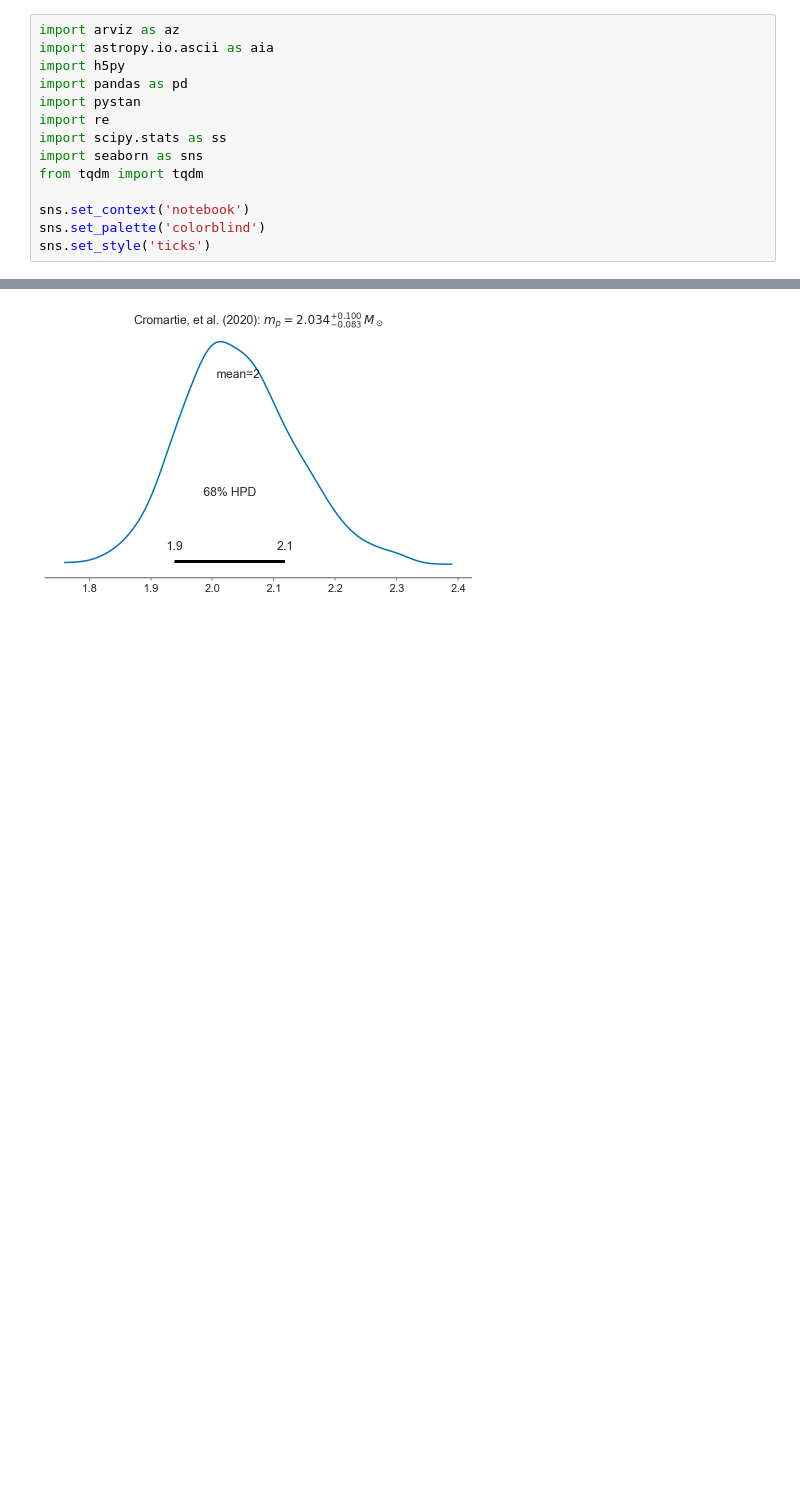
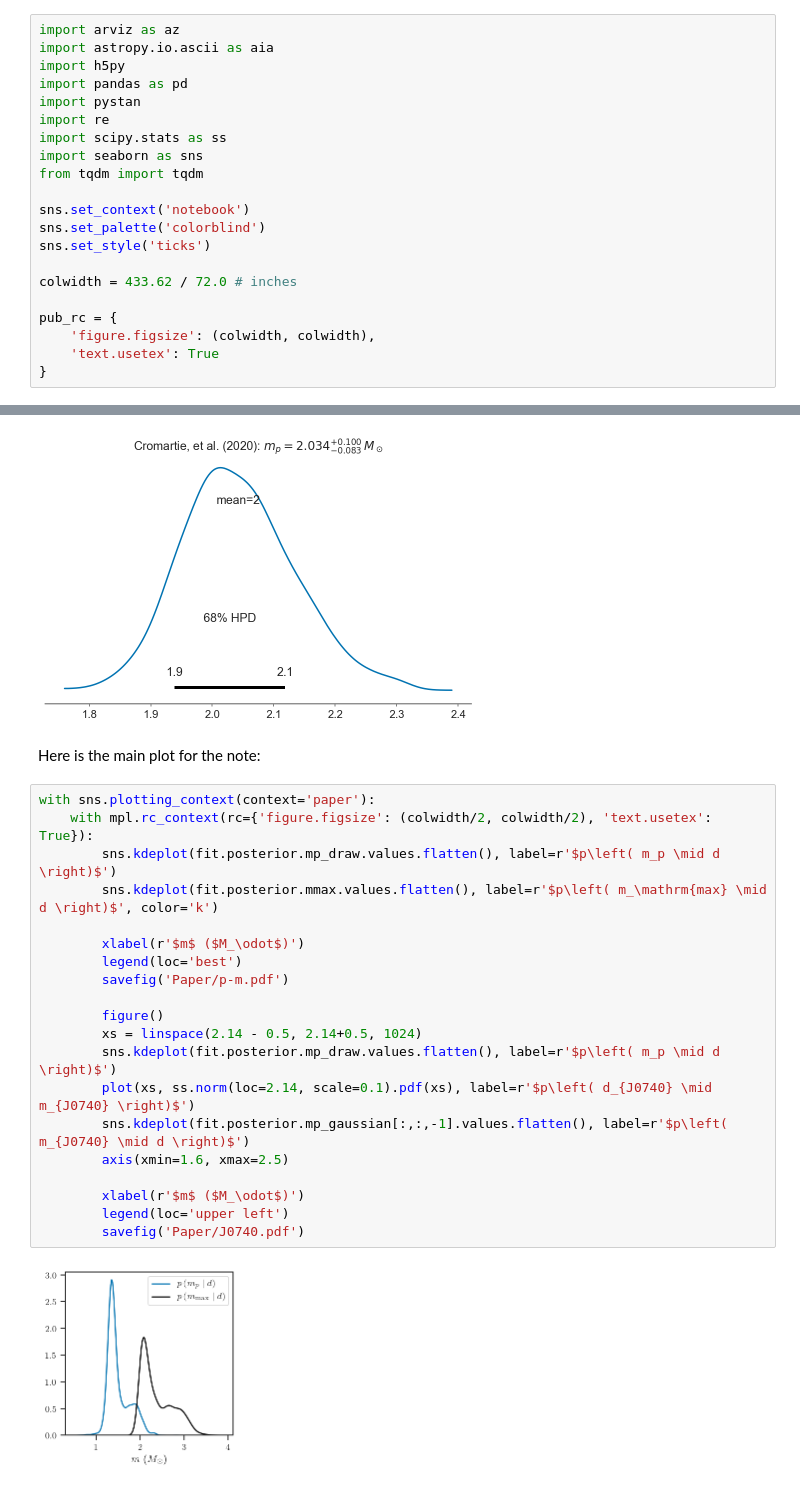
Before and after one commit to farr/AlsingNSMassReplication, a Jupyter notebook: AlsingReconstruction.ipynb, the cells around one changed output, grey strips where cells are left out. Drawn from its saved outputs; the diff is of its cells as text; blank space fills up the shorter version.

Commit message:
Adding pub plots to notebook.

```diff
--- a/AlsingReconstruction.ipynb
+++ b/AlsingReconstruction.ipynb
@@ -19,6 +19,13 @@ from tqdm import tqdm
 sns.set_context('notebook')
 sns.set_palette('colorblind')
 sns.set_style('ticks')
+
+colwidth = 433.62 / 72.0 # inches
+
+pub_rc = {
+    'figure.figsize': (colwidth, colwidth),
+    'text.usetex': True
+}
 # %% [markdown]
 We believe there is an error in Eq. (4); the expression here should be identical to Eq. (3) with the replacement $m_T \to m_p \left( 1 + q \right)$, in other words, the integrand in the final line of Eq. (4) should read
 $$
@@ -280,3 +297,27 @@ title(r'Cromartie, et al. (2020): $m_p = {:.3f}^{{+{:.3f}}}_{{-{:.3f}}} \, M_\od
 # %% [output]
 Text(0.5, 1.0, 'Cromartie, et al. (2020): $m_p = 2.034^{+0.100}_{-0.083} \\, M_\\odot$')
 [figure]
+# %% [markdown]
+Here is the main plot for the note:
+# %%
+with sns.plotting_context(context='paper'):
+    with mpl.rc_context(rc={'figure.figsize': (colwidth/2, colwidth/2), 'text.usetex': True}):
+        sns.kdeplot(fit.posterior.mp_draw.values.flatten(), label=r'$p\left( m_p \mid d \right)$')
+        sns.kdeplot(fit.posterior.mmax.values.flatten(), label=r'$p\left( m_\mathrm{max} \mid d \right)$', color='k')
+
+        xlabel(r'$m$ ($M_\odot$)')
+        legend(loc='best')
+        savefig('Paper/p-m.pdf')
+
+        figure()
+        xs = linspace(2.14 - 0.5, 2.14+0.5, 1024)
+        sns.kdeplot(fit.posterior.mp_draw.values.flatten(), label=r'$p\left( m_p \mid d \right)$')
+        plot(xs, ss.norm(loc=2.14, scale=0.1).pdf(xs), label=r'$p\left( d_{J0740} \mid m_{J0740} \right)$')
+        sns.kdeplot(fit.posterior.mp_gaussian[:,:,-1].values.flatten(), label=r'$p\left( m_{J0740} \mid d \right)$')
+        axis(xmin=1.6, xmax=2.5)
+
+        xlabel(r'$m$ ($M_\odot$)')
+        legend(loc='upper left')
+        savefig('Paper/J0740.pdf')
+# %% [output]
+[figure, added]
```
Also changed, not shown: parts of 3 cells of this notebook.
